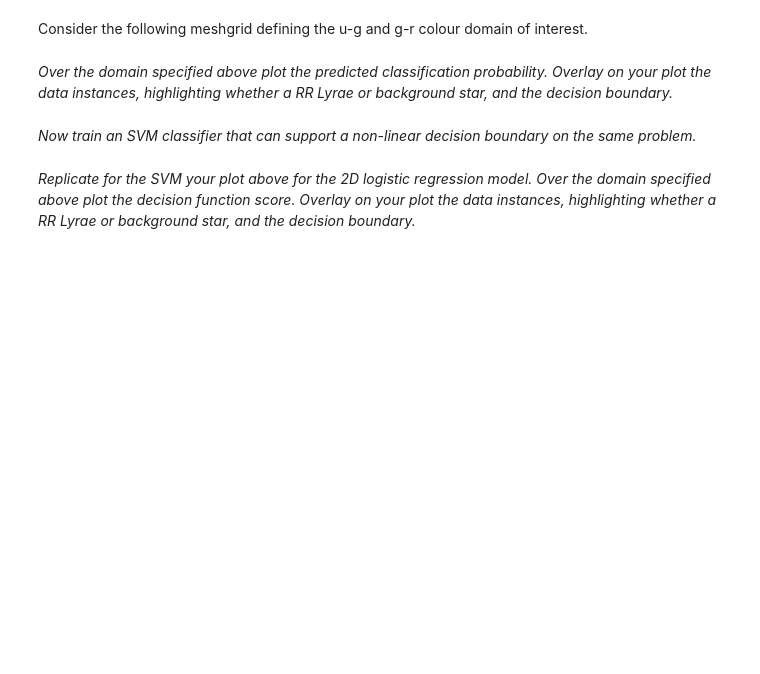
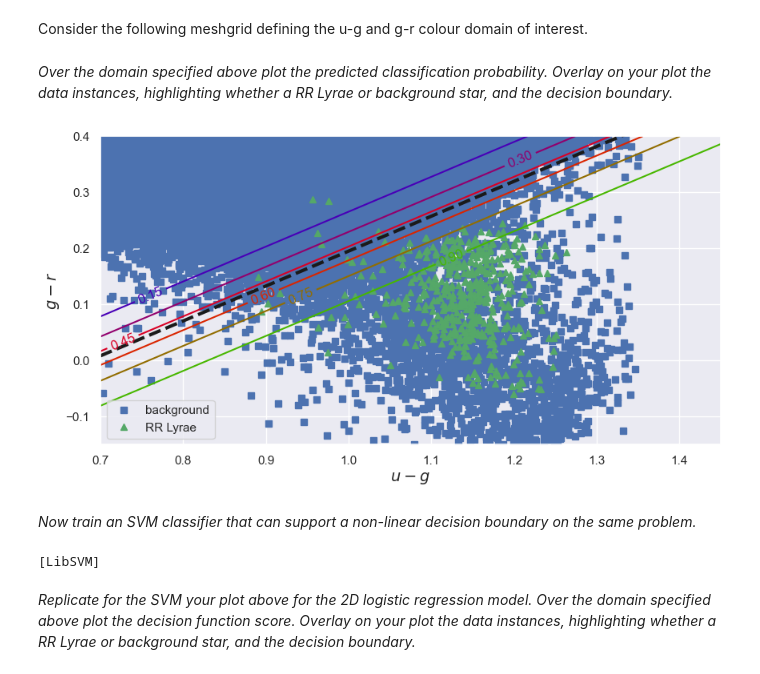
Before and after one commit to YRYoung/ML-with-Big-Data, a Jupyter notebook: spce0038_coursework_RunyangYou.ipynb, the cells around one changed output. Saved outputs shown, nothing was run; the diff lists cells and outputs as text; code cells hidden in the pictures; blank space fills up the shorter version.

```diff
--- a/spce0038_coursework_RunyangYou.ipynb
+++ b/spce0038_coursework_RunyangYou.ipynb
@@ -901,2 +950,4 @@ raise NotImplementedError()
+# %%
+clf_2d_logistic = LogisticRegression(class_weight='balanced').fit(X_train_2d, y_train)
 # %%
 check_var_defined('clf_2d_logistic')
@@ -926,2 +984,26 @@ raise NotImplementedError()
+# %%
+X_new = np.c_[xx.ravel(), yy.ravel()]
+y_proba = clf_2d_logistic.predict_proba(X_new)
+
+plt.figure(figsize=(10, 5))
+plt.plot(X[y == 0, 0], X[y == 0, 1], "bs", label='background')
+plt.plot(X[y == 1, 0], X[y == 1, 1], "g^", label='RR Lyrae')
+
+zz = y_proba[:, 1].reshape(xx.shape)
+contour = plt.contour(xx, yy, zz, cmap=plt.cm.brg)
+
+# Solve theta^T x = 0 to determine boundary
+left_right = np.array([0.7, 1.45])
+boundary = -(clf_2d_logistic.coef_[0][0] * left_right + clf_2d_logistic.intercept_[0]) / clf_2d_logistic.coef_[0][1]
+
+plt.clabel(contour, inline=1, fontsize=12)
+plt.plot(left_right, boundary, "k--", linewidth=3)
+plt.xlabel("$u-g$", fontsize=14)
+plt.ylabel("$g-r$", fontsize=14)
+plt.axis([0.7, 1.45, -0.15, 0.4])
+plt.legend(loc='best')
+plt.show()
+# %% [output]
+[figure, added]
 # %% [markdown]
 *Now train an SVM classifier that can support a non-linear decision boundary on the same problem.*
@@ -931,2 +1010,9 @@ raise NotImplementedError()
+# %%
+from sklearn.svm import SVC
+
+svm_2d = SVC(C=np.finfo(float).max, kernel='linear',verbose=True,class_weight='balanced')
+svm_2d.fit(X_train_2d, y_train)
+# %% [output]
+[LibSVM]
 # %% [markdown]
 *Replicate for the SVM your plot above for the 2D logistic regression model.  Over the domain specified above plot the decision function score.  Overlay on your plot the data instances, highlighting whether a RR Lyrae or background star, and the decision boundary.*
```
Also changed, not shown: parts of 50 cells of this notebook.
